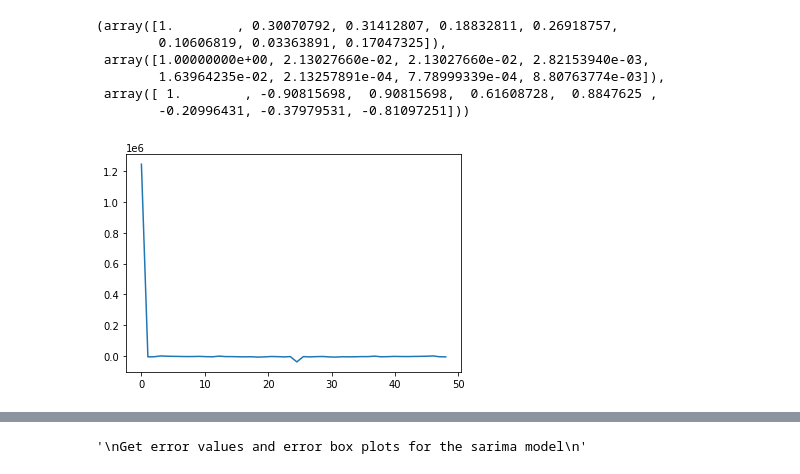
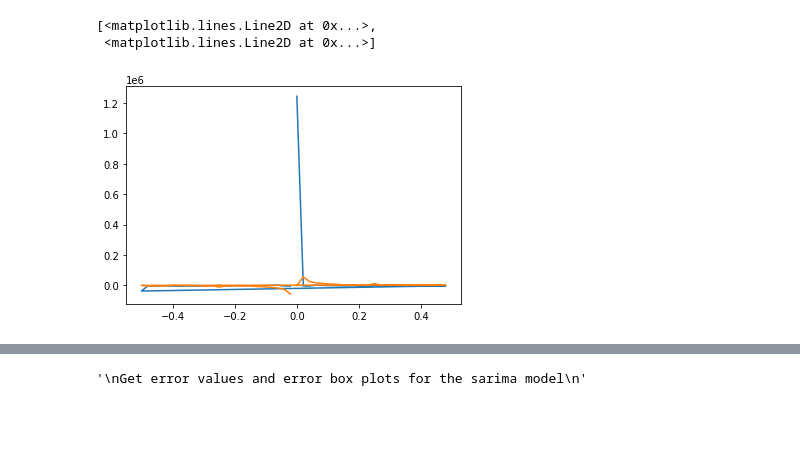
Before and after one commit to nisa-bayraktar/european_productivity, a Jupyter notebook: combined_features.ipynb, the cells around one changed output, grey strips where cells are left out. Cells and saved outputs as stored; diff of their text form; code cells hidden in the pictures; blank space fills up the shorter version.

```diff
--- a/combined_features.ipynb
+++ b/combined_features.ipynb
@@ -385,46 +375,26 @@ test_df = belgium_df.tail(10)
 # %%
 '''
 Transfer Entropy
 '''
 X = data[1, :, 8]
 y = data[1, :, 0]
 #te.te_compute(X, y, k=1, embedding=1, safetyCheck=True, GPU=False)
 
 X_train, X_test, y_train, y_test = sklearn.model_selection.train_test_split(X, y, test_size=0.25, random_state=0)
 '''
 Fourier transform and frequency analysis
 '''
 y_freq = np.fft.fft(y)
 t_freq = np.linspace(0, y.shape[0], y.shape[0])
-plt.plot(t_freq, y_freq)
-'''
-Needs fixing
-'''
-'''
-Mutual information, F-statistic and R-statistic between features and target
-'''
-X = data[1, :, 1:]
-y = data[1, :, 0]
-mi = mutual_info_regression(X, y)
-mi /= np.max(mi)
-f_test, _ = f_regression(X, y)
-f_test /= np.max(f_test)
-corr = r_regression(X, y)
-corr /= np.max(corr)
 
-'''
-Display these nicely somehow demonstrating what they mean
-'''
-
-mi, f_test, corr
+t = np.arange(48)
+sp = np.fft.fft(y)
+freq = np.fft.fftfreq(t.shape[-1])
+plt.plot(freq, sp.real, freq, sp.imag)
 # %% [output]
-(array([1.        , 0.30070792, 0.31412807, 0.18832811, 0.26918757,
-        0.10606819, 0.03363891, 0.17047325]),
- array([1.00000000e+00, 2.13027660e-02, 2.13027660e-02, 2.82153940e-03,
-        1.63964235e-02, 2.13257891e-04, 7.78999339e-04, 8.80763774e-03]),
- array([ 1.        , -0.90815698,  0.90815698,  0.61608728,  0.8847625 ,
-        -0.20996431, -0.37979531, -0.81097251]))
+[<matplotlib.lines.Line2D at 0x...>,
+ <matplotlib.lines.Line2D at 0x...>]
-[figure, old version]
+[figure, new version]
 # %%
 X = countries_data[:, :, 2:]
 y = countries_data[:, :, 1]
```
Also changed, not shown: parts of 19 cells of this notebook, 5 other files.
